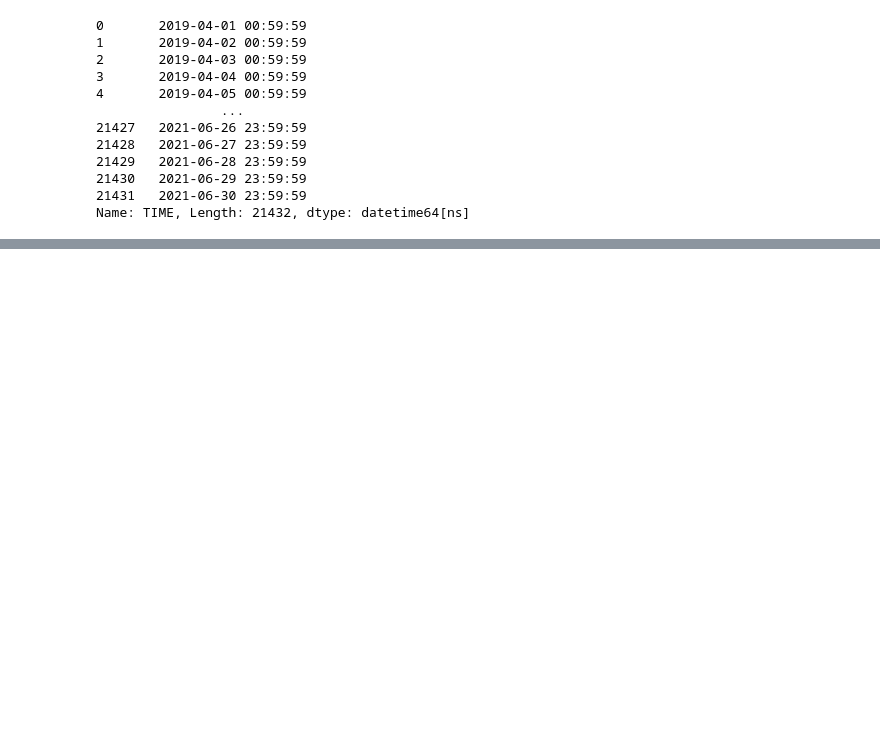
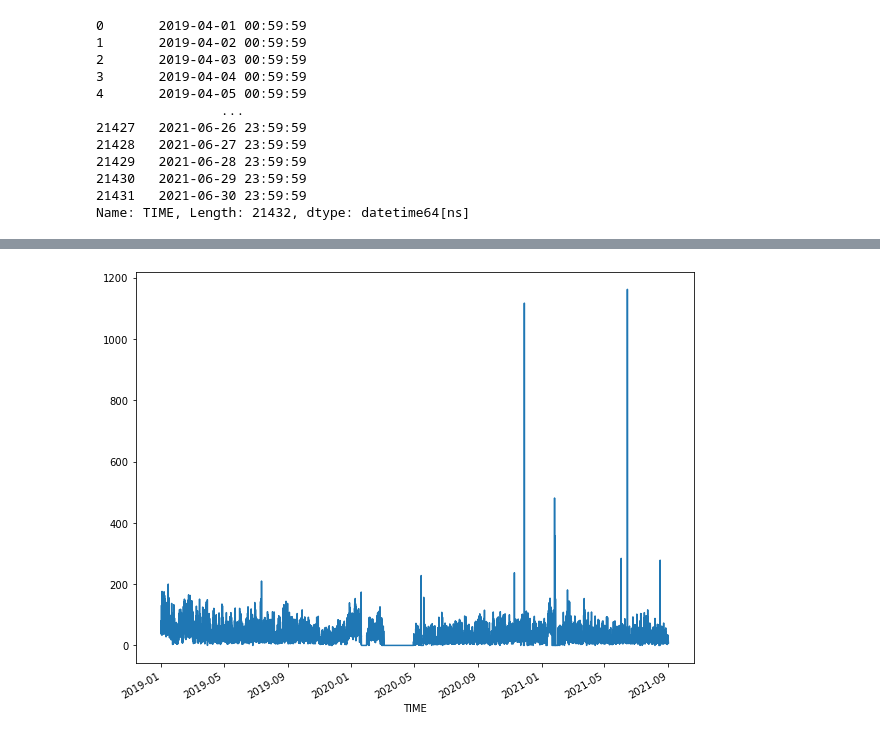
Before and after one commit to corti-acs/KS_TFM_MadridAirQuality, a Jupyter notebook: notebooks/Cleaning and Transformation_AirIndex.ipynb, the cells around one changed output, grey strips where cells are left out. Cells and saved outputs as stored; diff of their text form; code cells hidden in the pictures; blank space fills up the shorter version.

```diff
--- a/notebooks/Cleaning and Transformation_AirIndex.ipynb
+++ b/notebooks/Cleaning and Transformation_AirIndex.ipynb
@@ -252,0 +255,3 @@ poc_air_index8_4
+# %%
+poc_air_index8_4.rename(columns={'value':'NO2_index'},inplace=True)
+poc_air_index8_4.drop(['variable'], axis = 'columns', inplace=True)
@@ -252,0 +274,2 @@ poc_air_index8_4
+# %%
+poc_air_index8_4.index = poc_air_index8_4.TIME
@@ -252,0 +293,5 @@ poc_air_index8_4
+# %%
+# graficando N02 index
+plot = poc_air_index8_4['NO2_index'].plot(figsize=(10, 8))
+# %% [output]
+[figure, added]
```
Also changed, not shown: parts of 10 cells of this notebook, 9 other files.
